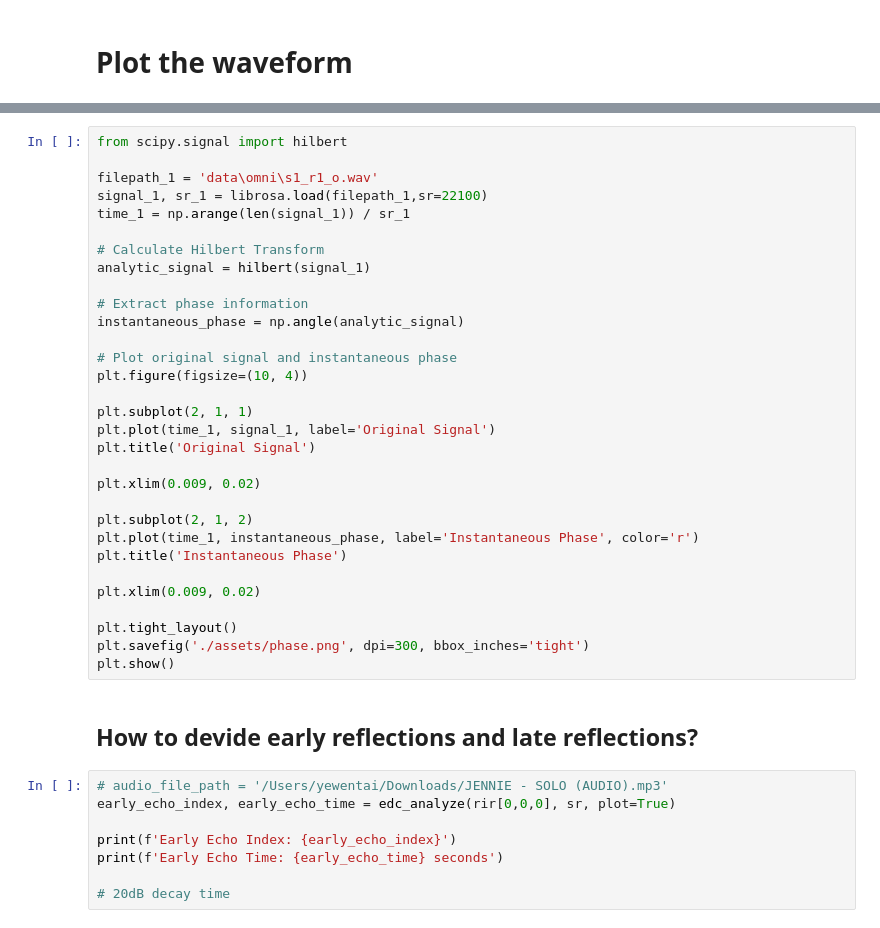
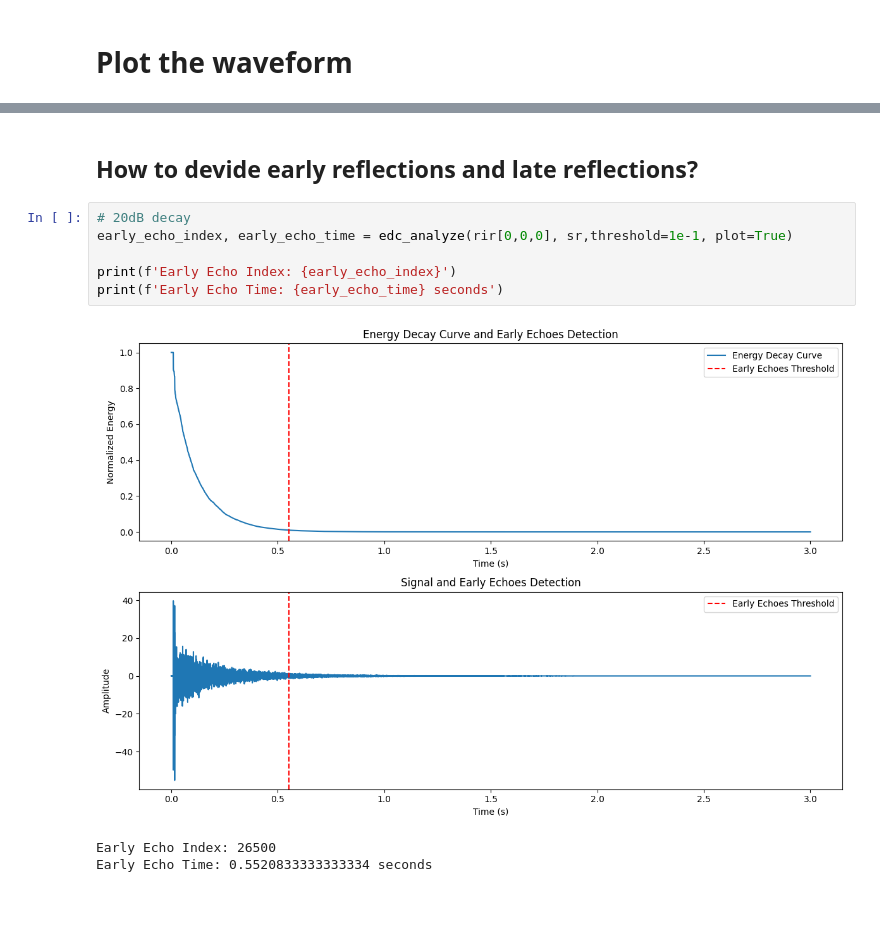
Before and after one commit to yewentai/Dynamic-Auralization-and-RIR-Interpolation-with-Fast-DTW-and-Kernel-Ridge-Regression, a Jupyter notebook: analyze_single_rir.ipynb, the cells around one changed output, grey strips where cells are left out. Saved outputs shown, nothing was run; the diff lists cells and outputs as text.

```diff
--- a/analyze_single_rir.ipynb
+++ b/analyze_single_rir.ipynb
@@ -40,41 +52,12 @@ plt.show()
-# %%
-from scipy.signal import hilbert
-
-filepath_1 = 'data\omni\s1_r1_o.wav'
-signal_1, sr_1 = librosa.load(filepath_1,sr=22100)
-time_1 = np.arange(len(signal_1)) / sr_1
-
-# Calculate Hilbert Transform
-analytic_signal = hilbert(signal_1)
-
-# Extract phase information
-instantaneous_phase = np.angle(analytic_signal)
-
-# Plot original signal and instantaneous phase
-plt.figure(figsize=(10, 4))
-
-plt.subplot(2, 1, 1)
-plt.plot(time_1, signal_1, label='Original Signal')
-plt.title('Original Signal')
-
-plt.xlim(0.009, 0.02)
-
-plt.subplot(2, 1, 2)
-plt.plot(time_1, instantaneous_phase, label='Instantaneous Phase', color='r')
-plt.title('Instantaneous Phase')
-
-plt.xlim(0.009, 0.02)
-
-plt.tight_layout()
-plt.savefig('./assets/phase.png', dpi=300, bbox_inches='tight')
-plt.show()
 # %% [markdown]
 ## How to devide early reflections and late reflections?
 # %%
-# audio_file_path = '/Users/yewentai/Downloads/JENNIE - SOLO (AUDIO).mp3'
-early_echo_index, early_echo_time = edc_analyze(rir[0,0,0], sr, plot=True)
+# 20dB decay
+early_echo_index, early_echo_time = edc_analyze(rir[0,0,0], sr,threshold=1e-1, plot=True)
 
 print(f'Early Echo Index: {early_echo_index}')
 print(f'Early Echo Time: {early_echo_time} seconds')
-
-# 20dB decay time
+# %% [output]
+[figure, added]
+Early Echo Index: 26500
+Early Echo Time: 0.5520833333333334 seconds
```
Also changed, not shown: parts of 5 cells of this notebook, 6 other files.
